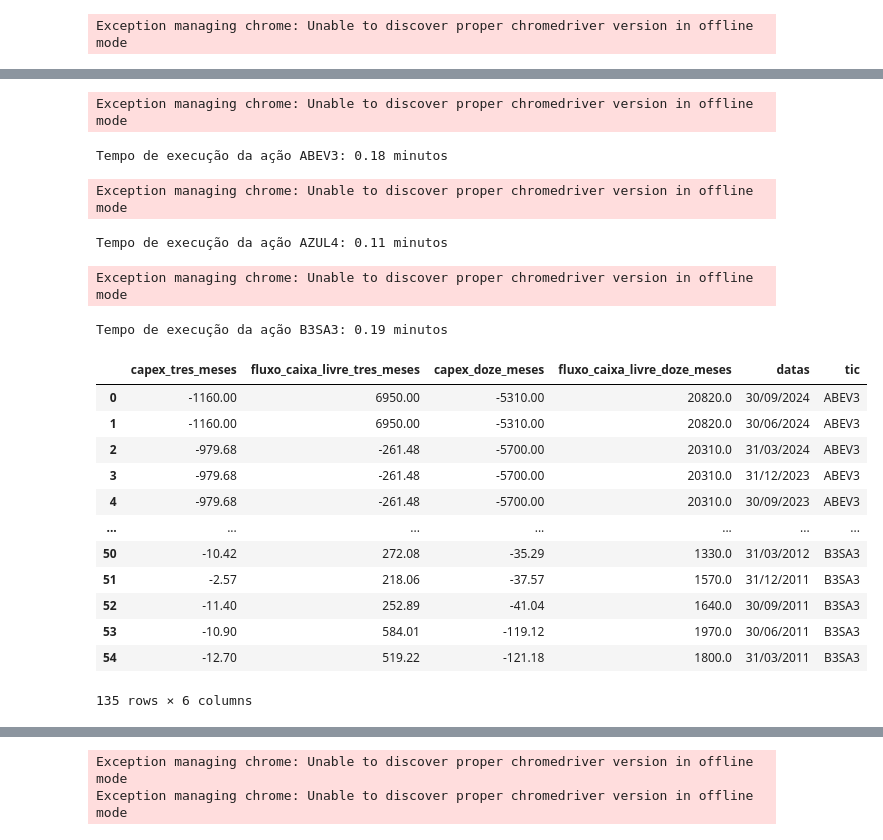
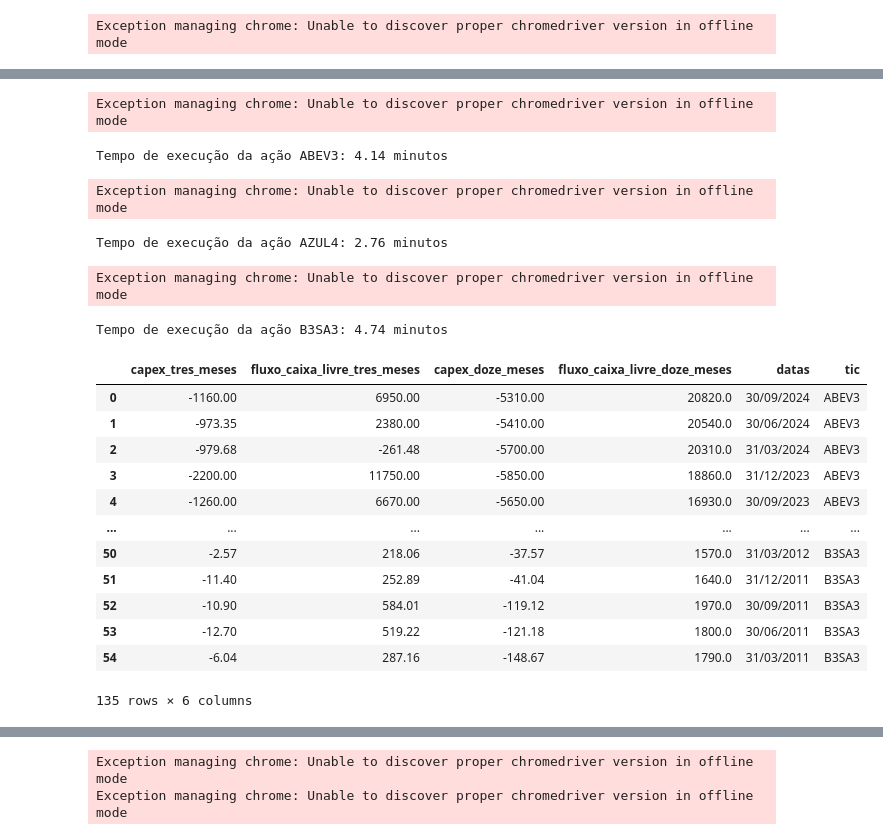
Before and after one commit to Jeferson100/fundamentalist-stock-brazil, a Jupyter notebook: teste.ipynb, the cells around one changed output, grey strips where cells are left out. Cells and saved outputs as stored; diff of their text form; code cells hidden in the pictures.

```diff
--- a/teste.ipynb
+++ b/teste.ipynb
@@ -95,30 +95,30 @@ Tempo de execução da ação B3SA3: 0.64 minutos
 # %%
 codigos_ibovespa = ['ABEV3', 'AZUL4', 'B3SA3']
 
-scraper = CapexDataScraper(setor_financeiro, options, service, acoes=codigos_ibovespa, diretorio='../dados/dre.csv')
+scraper = CapexDataScraper(setor_financeiro, options, acoes=codigos_ibovespa, diretorio='../dados/dre.csv')
 
 dados = scraper.rodar_acoes()
 
 dados
 # %% [output]
 Exception managing chrome: Unable to discover proper chromedriver version in offline mode
-Tempo de execução da ação ABEV3: 0.18 minutos
+Tempo de execução da ação ABEV3: 4.14 minutos
 Exception managing chrome: Unable to discover proper chromedriver version in offline mode
-Tempo de execução da ação AZUL4: 0.11 minutos
+Tempo de execução da ação AZUL4: 2.76 minutos
 Exception managing chrome: Unable to discover proper chromedriver version in offline mode
-Tempo de execução da ação B3SA3: 0.19 minutos
+Tempo de execução da ação B3SA3: 4.74 minutos
 |  | capex_tres_meses | fluxo_caixa_livre_tres_meses | capex_doze_meses | fluxo_caixa_livre_doze_meses | datas | tic |
 | 0 | -1160.00 | 6950.00 | -5310.00 | 20820.0 | 30/09/2024 | ABEV3 |
-| 1 | -1160.00 | 6950.00 | -5310.00 | 20820.0 | 30/06/2024 | ABEV3 |
+| 1 | -973.35 | 2380.00 | -5410.00 | 20540.0 | 30/06/2024 | ABEV3 |
 | 2 | -979.68 | -261.48 | -5700.00 | 20310.0 | 31/03/2024 | ABEV3 |
-| 3 | -979.68 | -261.48 | -5700.00 | 20310.0 | 31/12/2023 | ABEV3 |
-| 4 | -979.68 | -261.48 | -5700.00 | 20310.0 | 30/09/2023 | ABEV3 |
+| 3 | -2200.00 | 11750.00 | -5850.00 | 18860.0 | 31/12/2023 | ABEV3 |
+| 4 | -1260.00 | 6670.00 | -5650.00 | 16930.0 | 30/09/2023 | ABEV3 |
 | ... | ... | ... | ... | ... | ... | ... |
-| 50 | -10.42 | 272.08 | -35.29 | 1330.0 | 31/03/2012 | B3SA3 |
-| 51 | -2.57 | 218.06 | -37.57 | 1570.0 | 31/12/2011 | B3SA3 |
-| 52 | -11.40 | 252.89 | -41.04 | 1640.0 | 30/09/2011 | B3SA3 |
-| 53 | -10.90 | 584.01 | -119.12 | 1970.0 | 30/06/2011 | B3SA3 |
-| 54 | -12.70 | 519.22 | -121.18 | 1800.0 | 31/03/2011 | B3SA3 |
+| 50 | -2.57 | 218.06 | -37.57 | 1570.0 | 31/03/2012 | B3SA3 |
+| 51 | -11.40 | 252.89 | -41.04 | 1640.0 | 31/12/2011 | B3SA3 |
+| 52 | -10.90 | 584.01 | -119.12 | 1970.0 | 30/09/2011 | B3SA3 |
+| 53 | -12.70 | 519.22 | -121.18 | 1800.0 | 30/06/2011 | B3SA3 |
+| 54 | -6.04 | 287.16 | -148.67 | 1790.0 | 31/03/2011 | B3SA3 |
 135 rows × 6 columns
 # %%
 codigos_ibovespa = ['ABEV3', 'AZUL4', 'B3SA3']
```
Also changed, not shown: parts of 19 cells of this notebook, 8 other files.
